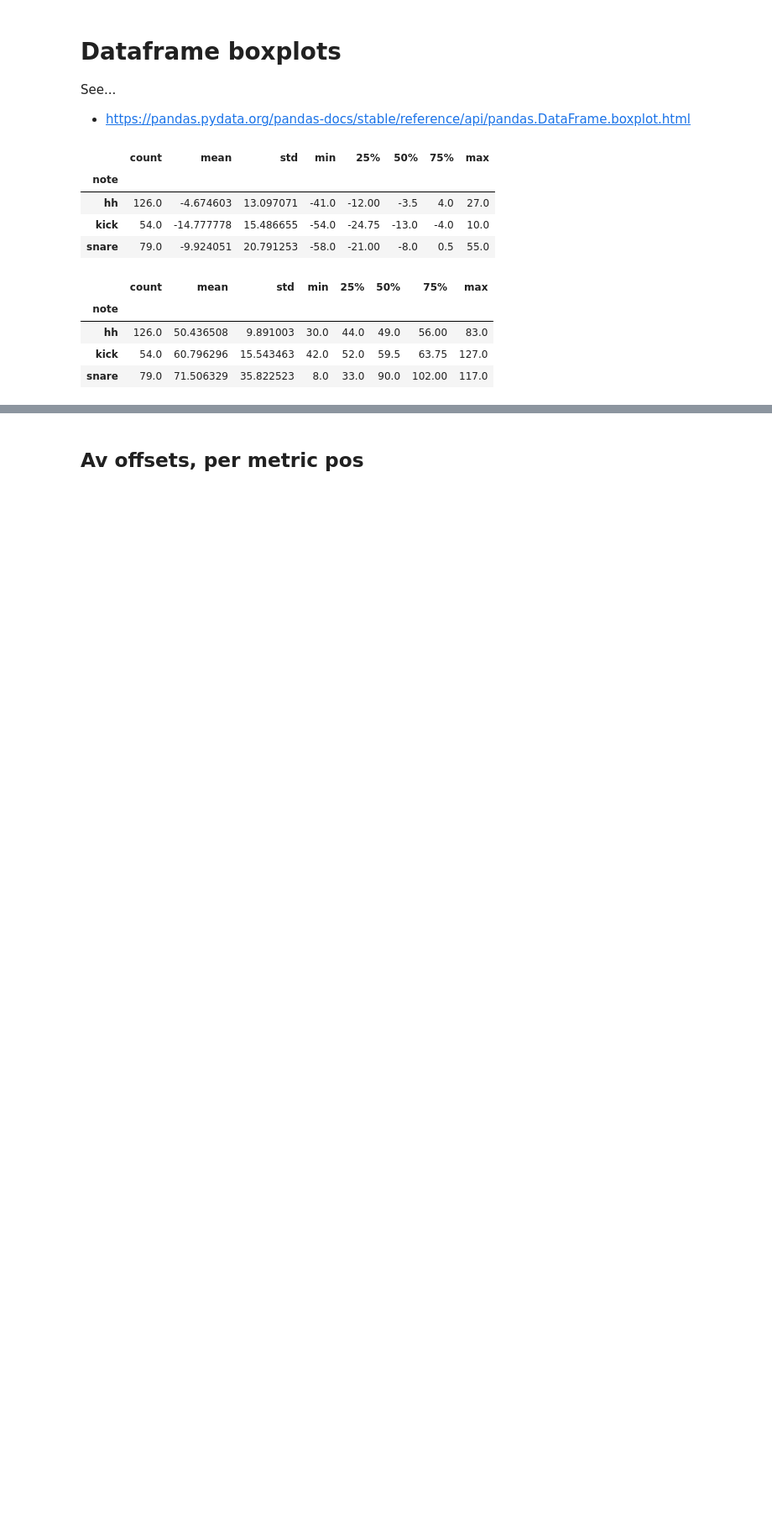
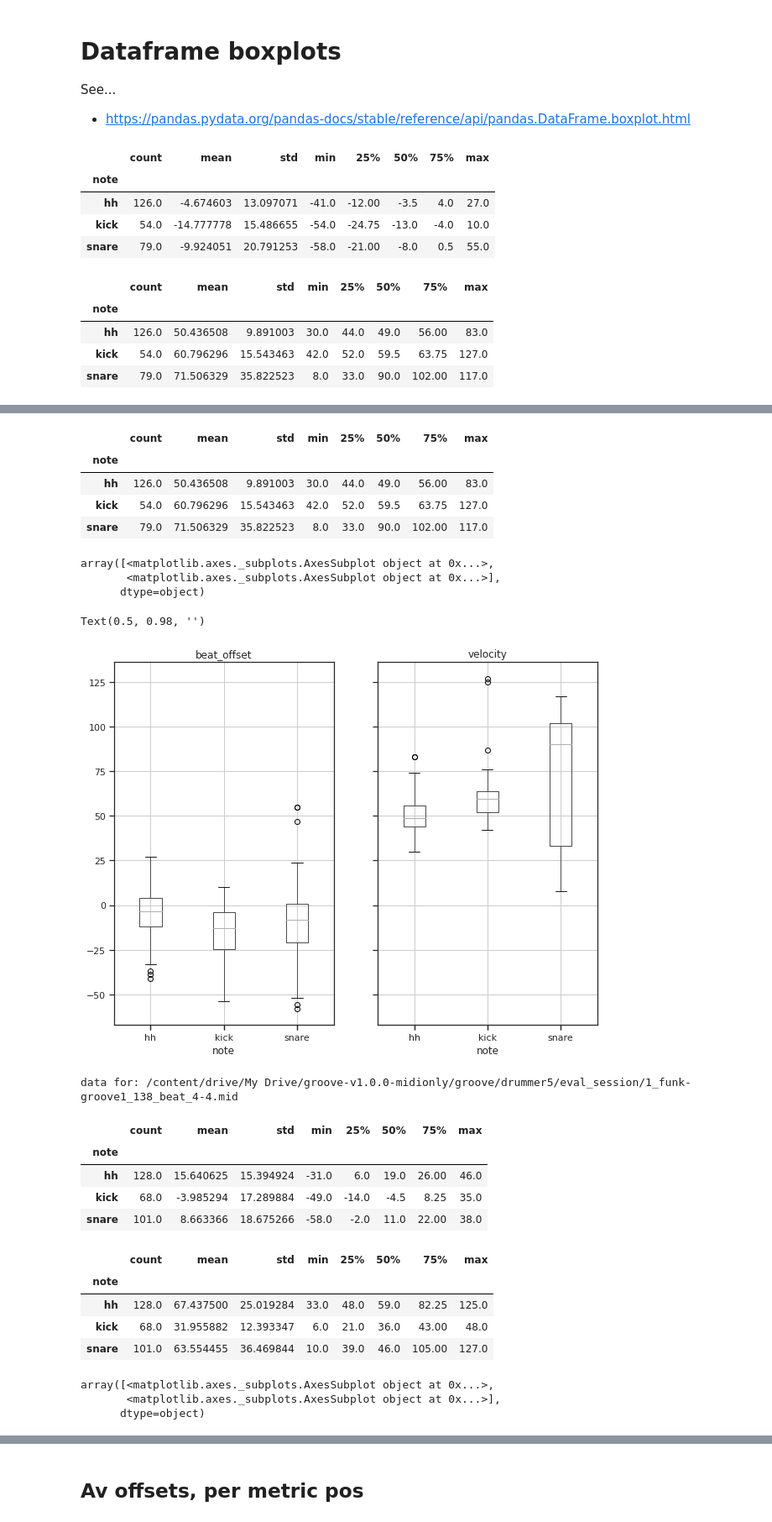
Before and after one commit to curtiscu/LYIT, a Jupyter notebook: LoadAllTheThings.ipynb, the cells around one changed output, grey strips where cells are left out. Shown at 84% size. Drawn from its saved outputs; the diff is of its cells as text; code cells hidden in the pictures; blank space fills up the shorter version.

```diff
--- a/LoadAllTheThings.ipynb
+++ b/LoadAllTheThings.ipynb
@@ -310,0 +346,16 @@ df1.boxplot(by='note', column=['velocity'], figsize=(10, 8))
+# %%
+style_filter = "1_funk-groove1"  # first style to experiment with
+
+for next_file in all_drummer_data.keys():
+  perf_data = all_drummer_data[next_file]
+  file_name = perf_data.file_wrapper.my_file_name
+  df_1 = perf_data.tight_df
+  if style_filter in file_name:
+    print('data for: {}'.format(file_name))
+    df_1['beat_offset'].groupby(df_1['note']).describe()
+    df_1['velocity'].groupby(df_1['note']).describe()
+    df_1.boxplot(by='note', column=['beat_offset', 'velocity'], figsize=(10, 8))
+    #plt.title("")
+    plt.suptitle("")
+    plt.show()
+# %% [output]
@@ -310,0 +368,24 @@ df1.boxplot(by='note', column=['velocity'], figsize=(10, 8))
+|  | count | mean | std | min | 25% | 50% | 75% | max |
+| note |  |  |  |  |  |  |  |  |
+| hh | 126.0 | 50.436508 | 9.891003 | 30.0 | 44.0 | 49.0 | 56.00 | 83.0 |
+| kick | 54.0 | 60.796296 | 15.543463 | 42.0 | 52.0 | 59.5 | 63.75 | 127.0 |
+| snare | 79.0 | 71.506329 | 35.822523 | 8.0 | 33.0 | 90.0 | 102.00 | 117.0 |
+array([<matplotlib.axes._subplots.AxesSubplot object at 0x...>,
+       <matplotlib.axes._subplots.AxesSubplot object at 0x...>],
+      dtype=object)
+Text(0.5, 0.98, '')
+[figure, added]
+data for: /content/drive/My Drive/groove-v1.0.0-midionly/groove/drummer5/eval_session/1_funk-groove1_138_beat_4-4.mid
+|  | count | mean | std | min | 25% | 50% | 75% | max |
+| note |  |  |  |  |  |  |  |  |
+| hh | 128.0 | 15.640625 | 15.394924 | -31.0 | 6.0 | 19.0 | 26.00 | 46.0 |
+| kick | 68.0 | -3.985294 | 17.289884 | -49.0 | -14.0 | -4.5 | 8.25 | 35.0 |
+| snare | 101.0 | 8.663366 | 18.675266 | -58.0 | -2.0 | 11.0 | 22.00 | 38.0 |
+|  | count | mean | std | min | 25% | 50% | 75% | max |
+| note |  |  |  |  |  |  |  |  |
+| hh | 128.0 | 67.437500 | 25.019284 | 33.0 | 48.0 | 59.0 | 82.25 | 125.0 |
+| kick | 68.0 | 31.955882 | 12.393347 | 6.0 | 21.0 | 36.0 | 43.00 | 48.0 |
+| snare | 101.0 | 63.554455 | 36.469844 | 10.0 | 39.0 | 46.0 | 105.00 | 127.0 |
+array([<matplotlib.axes._subplots.AxesSubplot object at 0x...>,
+       <matplotlib.axes._subplots.AxesSubplot object at 0x...>],
+      dtype=object)
```
Also changed, not shown: parts of 18 cells of this notebook.
